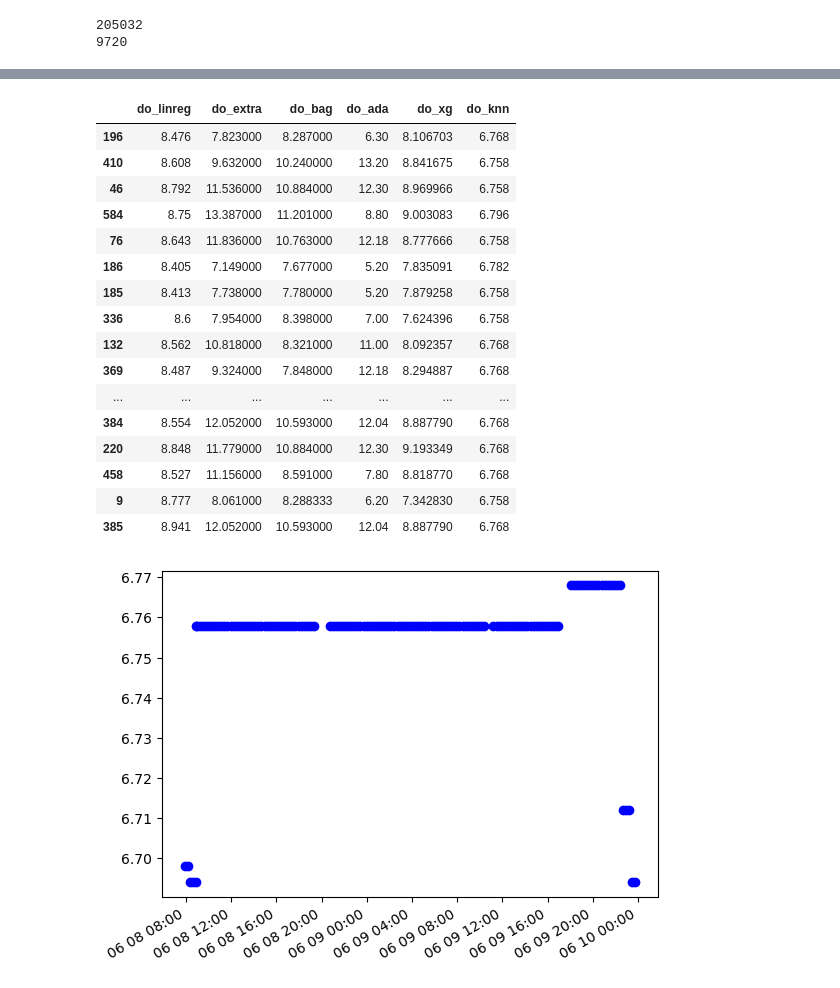
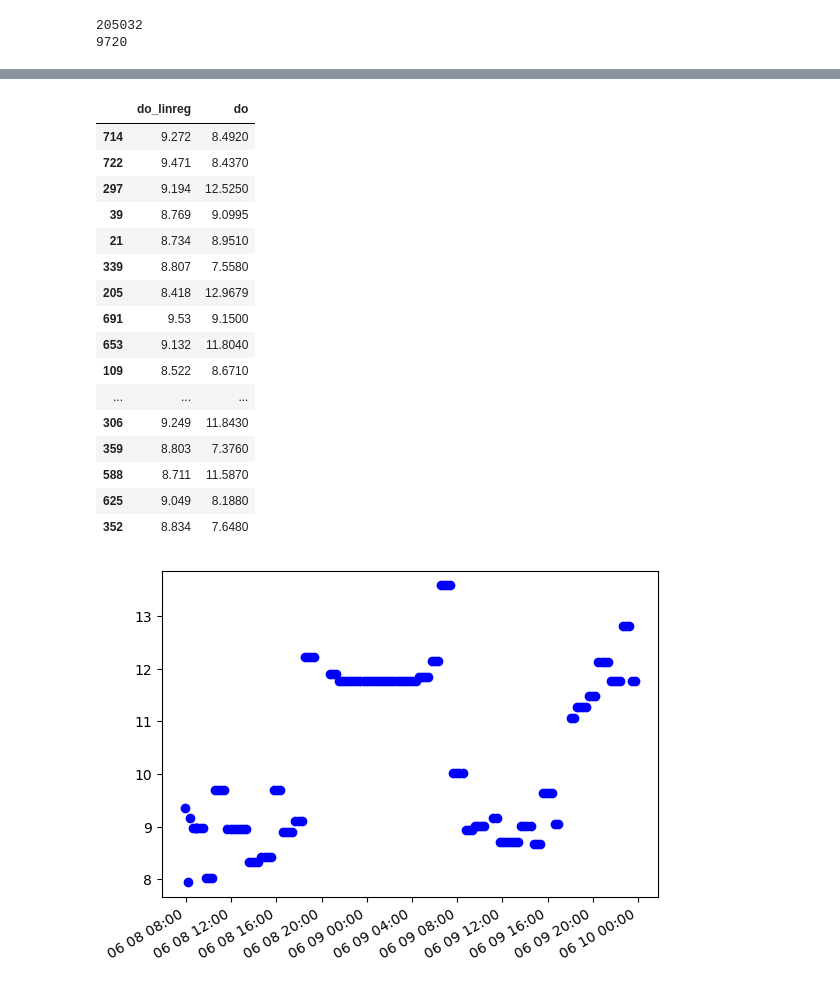
Before and after one commit to NawidT/morefish-ml, a Jupyter notebook: training/philly.ipynb, the cells around one changed output, grey strips where cells are left out. Saved outputs shown, nothing was run; the diff lists cells and outputs as text; code cells hidden in the pictures.

```diff
--- a/training/philly.ipynb
+++ b/training/philly.ipynb
@@ -272,44 +254,42 @@ Root Mean Squared Error (RMSE): 1.3480524541213785
 # %%
-sf_test = df[['temperature^2', 'airtemp^2','temp*airtemp', 'depth*temp', 'Depth', 'windspeed_10m (km/h)', 'light']]
-y_pred = knn.predict(sf_test)
-df['do_knn'] = y_pred
-df[['do_linreg', 'do_extra', 'do_bag', 'do_ada', 'do_xg', 'do_knn']].sample(20)
+sf_test = df[['temperature^2', 'airtemp^2', 'temp*airtemp', 'depth*temp', 'Depth', 'windspeed_10m (km/h)', 'light']]
+y_pred = extra_pipe.predict(sf_test)
+df['do'] = y_pred
+df[['do_linreg', 'do']].sample(20)
 # %% [output]
-|  | do_linreg | do_extra | do_bag | do_ada | do_xg | do_knn |
-| 196 | 8.476 | 7.823000 | 8.287000 | 6.30 | 8.106703 | 6.768 |
-| 410 | 8.608 | 9.632000 | 10.240000 | 13.20 | 8.841675 | 6.758 |
-| 46 | 8.792 | 11.536000 | 10.884000 | 12.30 | 8.969966 | 6.758 |
-| 584 | 8.75 | 13.387000 | 11.201000 | 8.80 | 9.003083 | 6.796 |
-| 76 | 8.643 | 11.836000 | 10.763000 | 12.18 | 8.777666 | 6.758 |
-| 186 | 8.405 | 7.149000 | 7.677000 | 5.20 | 7.835091 | 6.782 |
-| 185 | 8.413 | 7.738000 | 7.780000 | 5.20 | 7.879258 | 6.758 |
-| 336 | 8.6 | 7.954000 | 8.398000 | 7.00 | 7.624396 | 6.758 |
-| 132 | 8.562 | 10.818000 | 8.321000 | 11.00 | 8.092357 | 6.768 |
-| 369 | 8.487 | 9.324000 | 7.848000 | 12.18 | 8.294887 | 6.768 |
-| ... | ... | ... | ... | ... | ... | ... |
-| 384 | 8.554 | 12.052000 | 10.593000 | 12.04 | 8.887790 | 6.768 |
-| 220 | 8.848 | 11.779000 | 10.884000 | 12.30 | 9.193349 | 6.768 |
-| 458 | 8.527 | 11.156000 | 8.591000 | 7.80 | 8.818770 | 6.768 |
-| 9 | 8.777 | 8.061000 | 8.288333 | 6.20 | 7.342830 | 6.758 |
-| 385 | 8.941 | 12.052000 | 10.593000 | 12.04 | 8.887790 | 6.768 |
+|  | do_linreg | do |
+| 714 | 9.272 | 8.4920 |
+| 722 | 9.471 | 8.4370 |
+| 297 | 9.194 | 12.5250 |
+| 39 | 8.769 | 9.0995 |
+| 21 | 8.734 | 8.9510 |
+| 339 | 8.807 | 7.5580 |
+| 205 | 8.418 | 12.9679 |
+| 691 | 9.53 | 9.1500 |
+| 653 | 9.132 | 11.8040 |
+| 109 | 8.522 | 8.6710 |
+| ... | ... | ... |
+| 306 | 9.249 | 11.8430 |
+| 359 | 8.803 | 7.3760 |
+| 588 | 8.711 | 11.5870 |
+| 625 | 9.049 | 8.1880 |
+| 352 | 8.834 | 7.6480 |
 # %%
 from datetime import datetime
 import matplotlib.pyplot as plt
 from matplotlib.dates import DateFormatter
 
-df.to_csv("../datasets/Philly/results.csv")
-
 myDates = [datetime(2012,1,i+3) for i in range(10)]
 myValues = [5,6,4,3,7,8,1,2,5,4]
 fig, ax = plt.subplots()
 bet = df.loc[df['datetime'].between('2023-06-08', '2023-06-10')]
-ax.plot(bet['datetime'], bet['do_knn'].astype(float), 'bo')
+ax.plot(bet['datetime'], bet['do'].astype(float), 'bo')
 
 myFmt = DateFormatter("%m %d %H:%M")
 ax.xaxis.set_major_formatter(myFmt)
 
 ## Rotate date labels automatically
 fig.autofmt_xdate()
 plt.show()
 # %% [output]
-[figure, old version]
+[figure, new version]
```
Also changed, not shown: parts of 2 cells of this notebook, 5 other files.
